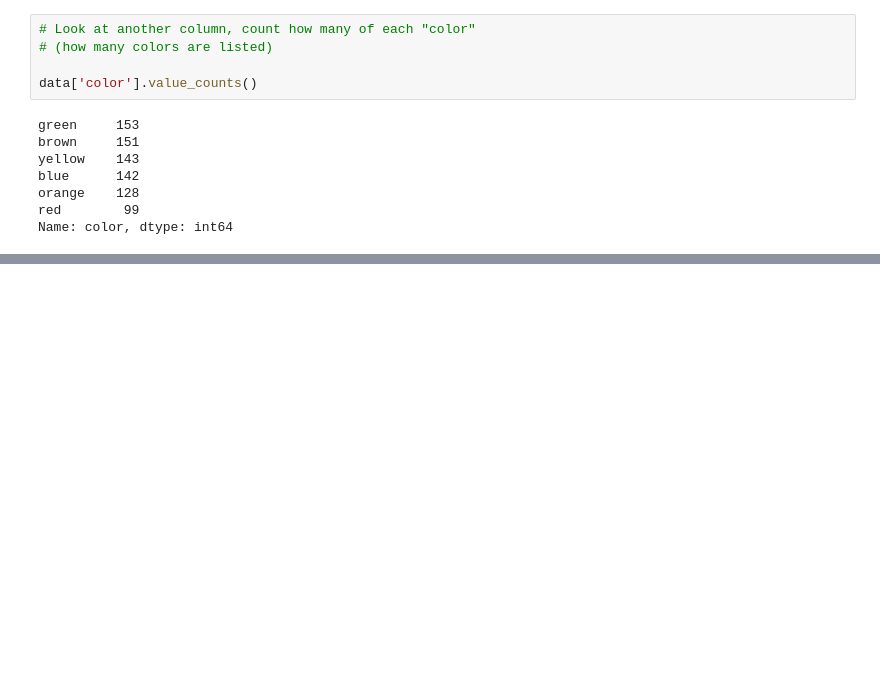
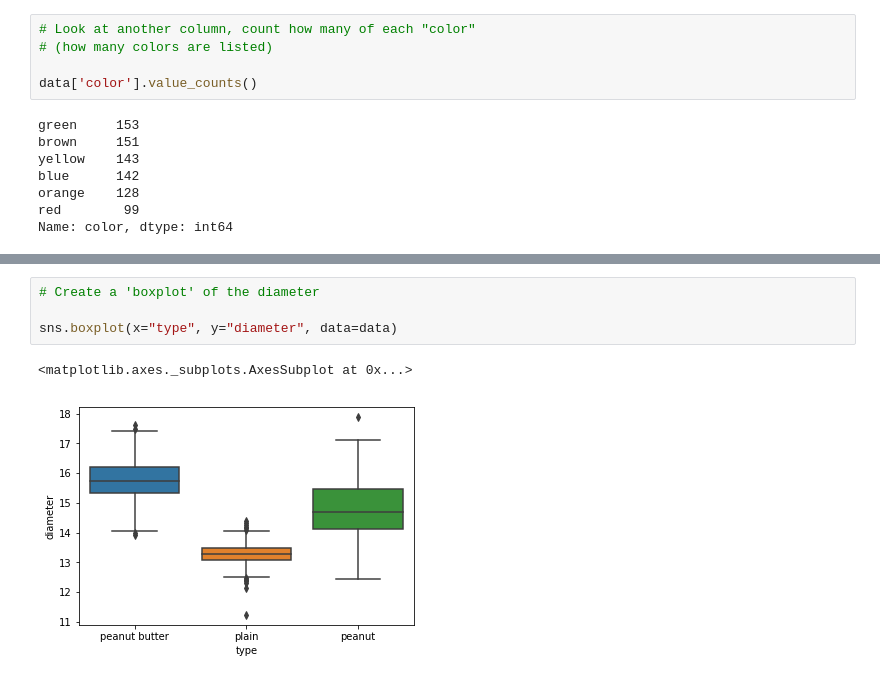
Before and after one commit to nwhoffman/ds_highschool_workshop, a Jupyter notebook: hs_workshop_week1.ipynb, the cells around one changed output, grey strips where cells are left out. Cells and saved outputs as stored; diff of their text form; blank space fills up the shorter version.

Commit message:
Update notebook, add images

```diff
--- a/hs_workshop_week1.ipynb
+++ b/hs_workshop_week1.ipynb
@@ -179,0 +269,7 @@ data.describe()
+# %%
+# Create a 'boxplot' of the diameter
+
+sns.boxplot(x="type", y="diameter", data=data)
+# %% [output]
+<matplotlib.axes._subplots.AxesSubplot at 0x...>
+[figure, added]
```
Also changed, not shown: parts of 24 cells of this notebook, 2 other files.
